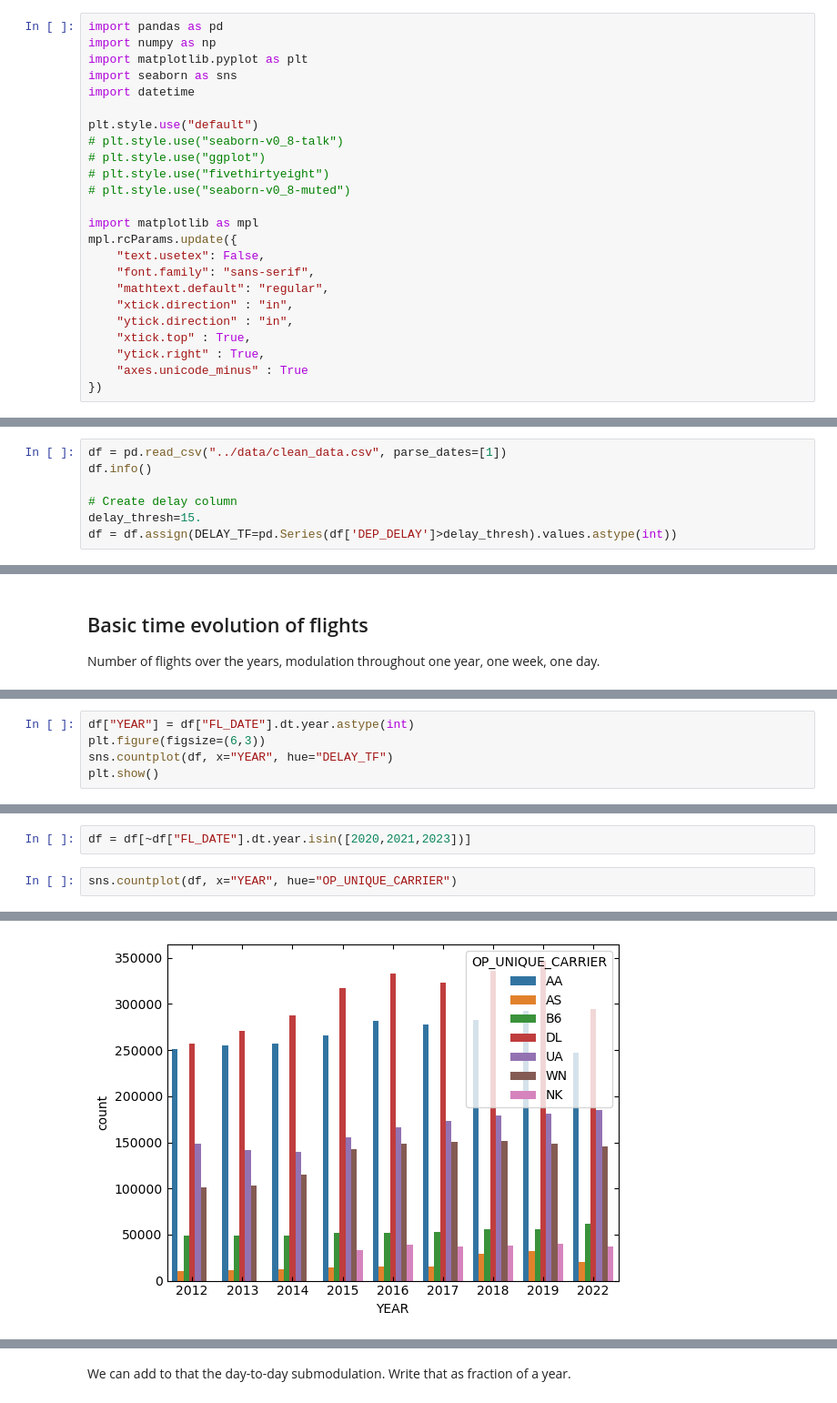
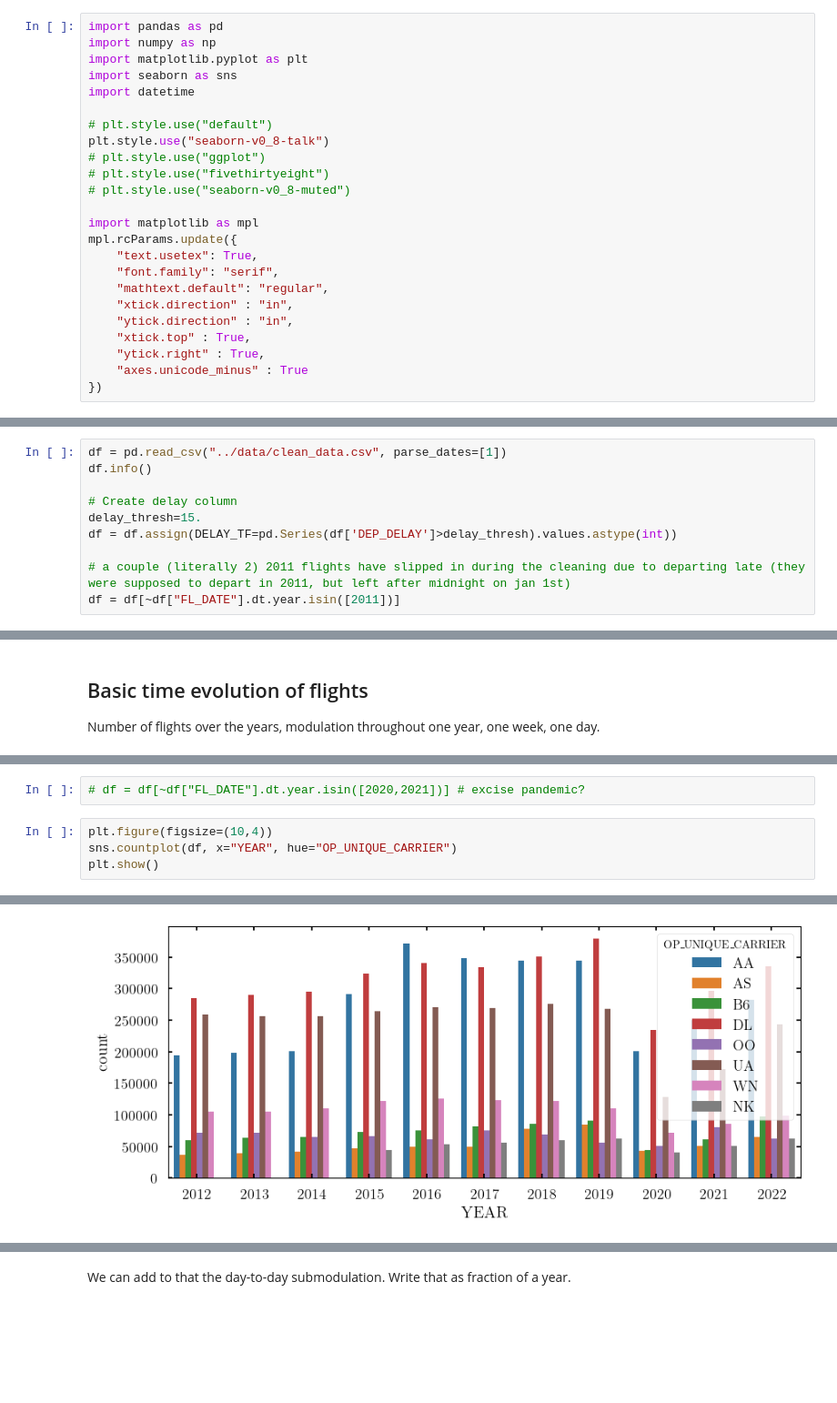
Before and after one commit to simonguichandut/WillMyFlightBeLate, a Jupyter notebook: Notebooks/Exploratory.ipynb, the cells around one changed output, grey strips where cells are left out. Shown at 91% size. Drawn from its saved outputs; the diff is of its cells as text; blank space fills up the shorter version.

```diff
--- a/Notebooks/Exploratory.ipynb
+++ b/Notebooks/Exploratory.ipynb
@@ -9,16 +9,16 @@ import matplotlib.pyplot as plt
 import seaborn as sns
 import datetime
 
-plt.style.use("default")
-# plt.style.use("seaborn-v0_8-talk")
+# plt.style.use("default")
+plt.style.use("seaborn-v0_8-talk")
 # plt.style.use("ggplot")
 # plt.style.use("fivethirtyeight")
 # plt.style.use("seaborn-v0_8-muted")
 
 import matplotlib as mpl
 mpl.rcParams.update({
-    "text.usetex": False,
-    "font.family": "sans-serif",
+    "text.usetex": True,
+    "font.family": "serif",
     "mathtext.default": "regular",
     "xtick.direction" : "in",
     "ytick.direction" : "in",
@@ -33,5 +90,8 @@ df.info()
 # Create delay column
 delay_thresh=15.
 df = df.assign(DELAY_TF=pd.Series(df['DEP_DELAY']>delay_thresh).values.astype(int))
+
+# a couple (literally 2) 2011 flights have slipped in during the cleaning due to departing late (they were supposed to depart in 2011, but left after midnight on jan 1st)
+df = df[~df["FL_DATE"].dt.year.isin([2011])]
 # %% [output]
 <class 'pandas.core.frame.DataFrame'>
@@ -84,5 +141,0 @@ plt.show()
-# %%
-df["YEAR"] = df["FL_DATE"].dt.year.astype(int)
-plt.figure(figsize=(6,3))
-sns.countplot(df, x="YEAR", hue="DELAY_TF")
-plt.show()
@@ -95,5 +144,7 @@ Let's take out pandemic data (2020,2021), and 2023
 # %%
-df = df[~df["FL_DATE"].dt.year.isin([2020,2021,2023])]
+# df = df[~df["FL_DATE"].dt.year.isin([2020,2021])] # excise pandemic?
 # %%
+plt.figure(figsize=(10,4))
 sns.countplot(df, x="YEAR", hue="OP_UNIQUE_CARRIER")
+plt.show()
 # %% [output]
@@ -101,2 +151,2 @@ sns.countplot(df, x="YEAR", hue="OP_UNIQUE_CARRIER")
-[figure, old version]
+[figure, new version]
 # %%
```
Also changed, not shown: parts of 45 cells of this notebook, 9 other files.
